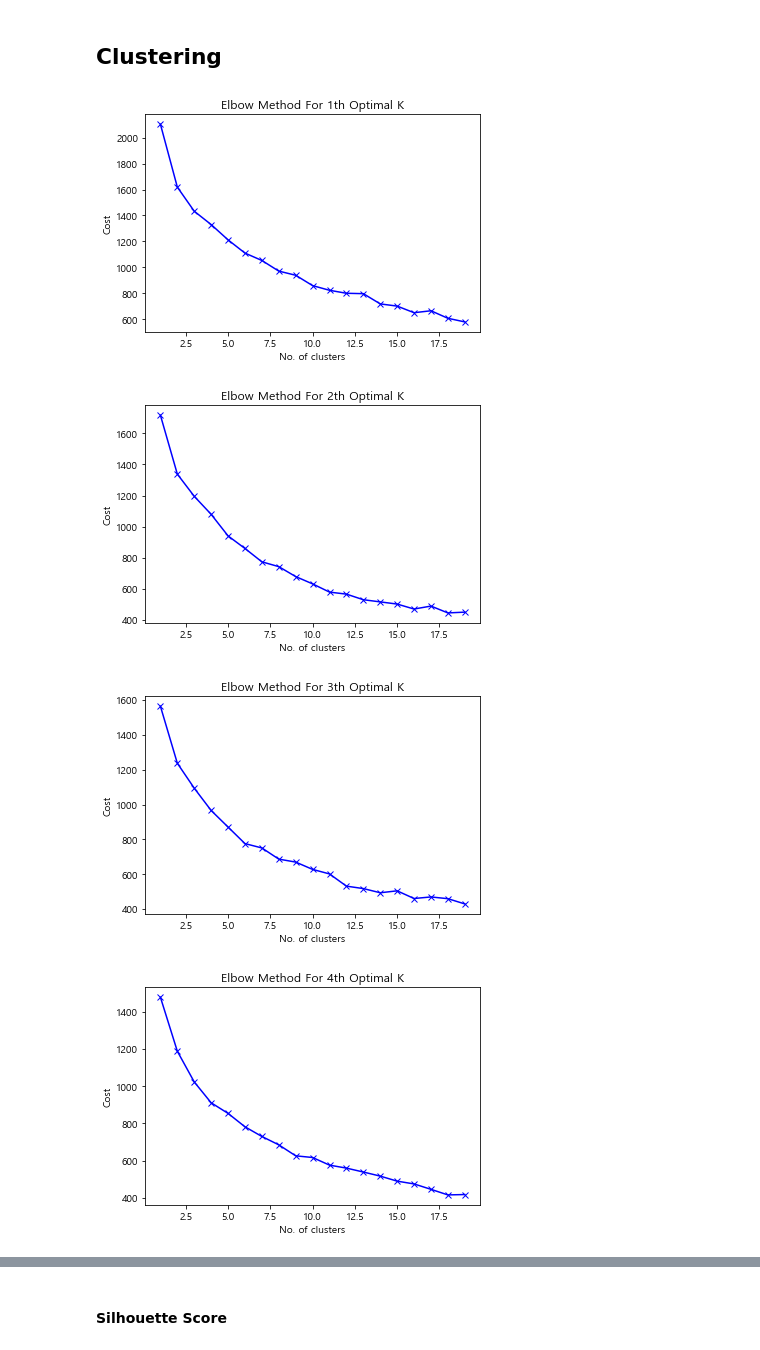
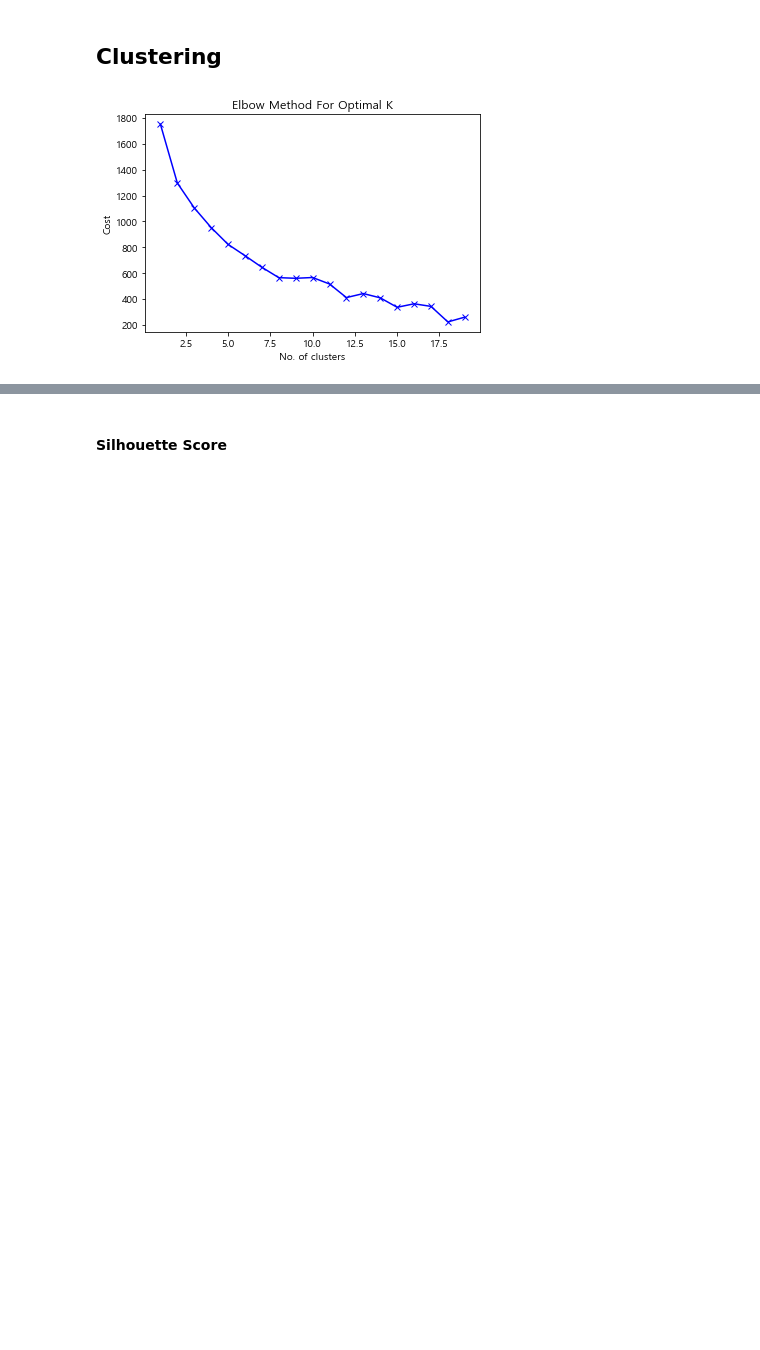
Before and after one commit to luckyspia/GAP, a Jupyter notebook: New_Aging_Survey/2. Analysis.ipynb, the cells around one changed output, grey strips where cells are left out. Cells and saved outputs as stored; diff of their text form; code cells hidden in the pictures; blank space fills up the shorter version.

```diff
--- a/New_Aging_Survey/2. Analysis.ipynb
+++ b/New_Aging_Survey/2. Analysis.ipynb
@@ -53,3 +35,5 @@ len(data_lst)
+# %%
+data = data_08
 # %%
 def to_int(data):
     result = data.copy()
@@ -78,19 +59,15 @@ from kmodes.kmodes import KModes
 # %%
 K = range(1, 20)
-for idx, df in enumerate(data_lst):
-    cost = []
-    for num_clusters in list(K):
-        kmode = KModes(n_clusters=num_clusters, init = 'random', random_state=2022)
-        kmode.fit_predict(df.drop(['Gender'], axis=1))
-        cost.append(kmode.cost_)
+cost = []
+for num_clusters in list(K):
+    kmode = KModes(n_clusters=num_clusters, init = 'random', random_state=2022)
+    kmode.fit_predict(data.drop(['Gender'], axis=1))
+    cost.append(kmode.cost_)
 
-    plt.plot(K, cost, 'bx-')
-    plt.xlabel('No. of clusters')
-    plt.ylabel('Cost')
-    plt.title(f'Elbow Method For {idx+1}th Optimal K')
-    plt.show()
+plt.plot(K, cost, 'bx-')
+plt.xlabel('No. of clusters')
+plt.ylabel('Cost')
+plt.title('Elbow Method For Optimal K')
+plt.show()
 # %% [output]
-[figure, old version]
+[figure, new version]
-[figure, removed]
-[figure, removed]
-[figure, removed]
```
Also changed, not shown: parts of 33 cells of this notebook.
